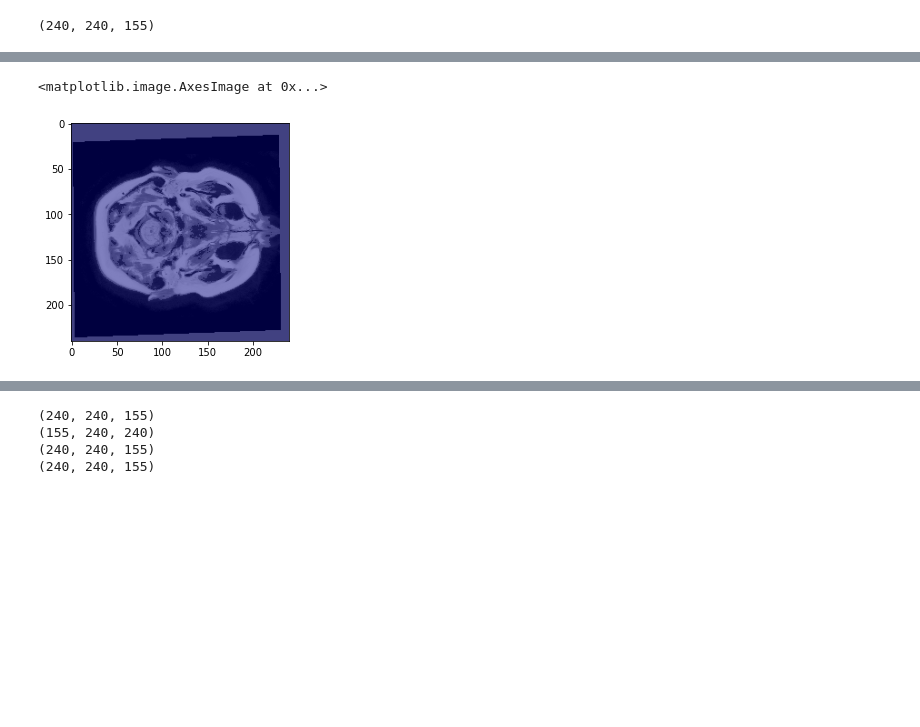
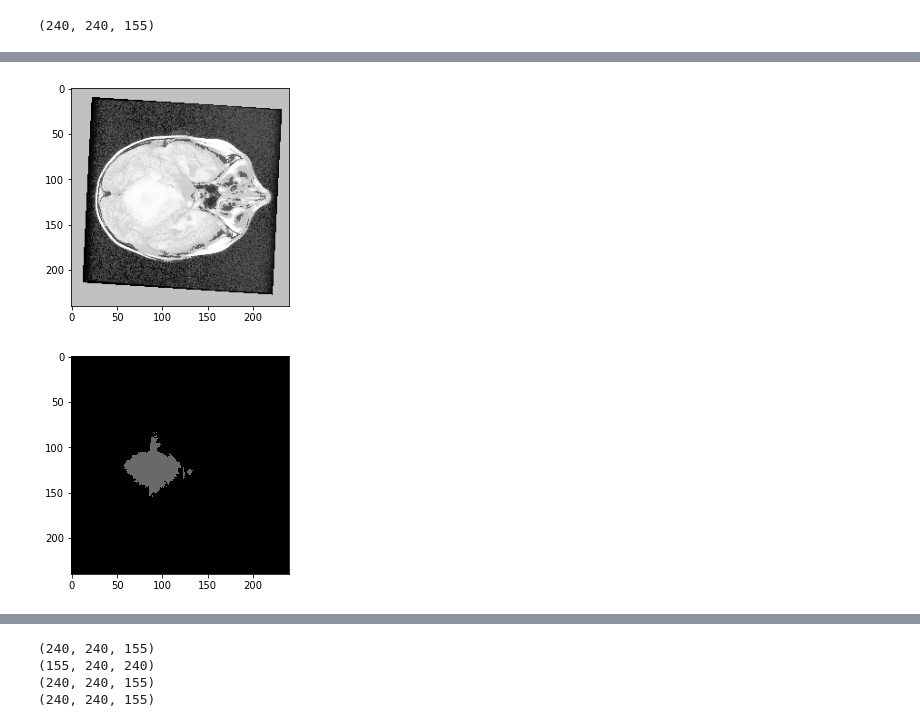
Before and after one commit to justin13601/pLGG_Fusion_Net, a Jupyter notebook: PyRadiomics_Extraction_pLGG.ipynb, the cells around one changed output, grey strips where cells are left out. Saved outputs shown, nothing was run; the diff lists cells and outputs as text; code cells hidden in the pictures; blank space fills up the shorter version.

```diff
--- a/PyRadiomics_Extraction_pLGG.ipynb
+++ b/PyRadiomics_Extraction_pLGG.ipynb
@@ -118,3 +155,6 @@ segmentation = data[list(data.keys())[0]][1]
+# %%
+flair_img_pre_norm = data[list(data.keys())[1]][0]
+segmentation_pre_norm = data[list(data.keys())[1]][1]
 # %%
 flair_img.shape
 # %% [output]
@@ -145,9 +186,10 @@ unique values in the segmentation are: [0. 1.]
-# %%
-plt.imshow(flair_img[:,:,4], cmap='gray') # I would add interpolation='none'
-plt.imshow(segmentation[:,:,4], cmap='jet', alpha=0.5) # interpolation='none'
-# %% [output]
-<matplotlib.image.AxesImage at 0x...>
-[figure, removed]
+# %%
+plt.figure()
+plt.imshow(flair_img_pre_norm[:, :, 45], cmap='gray')
+plot_segmentation(segmentation_pre_norm[:, :, 45])
+# %% [output]
+[figure, added]
+[figure, added]
 # %%
 # Statistics of the image
 import numpy as np
```
Also changed, not shown: parts of 15 cells of this notebook.
